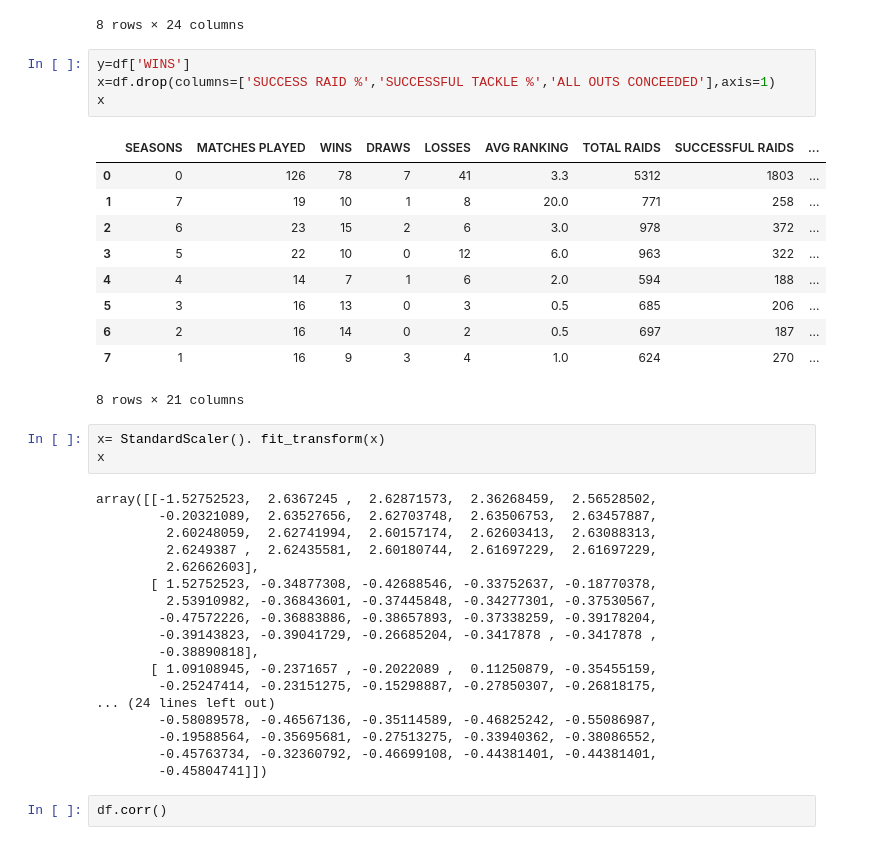
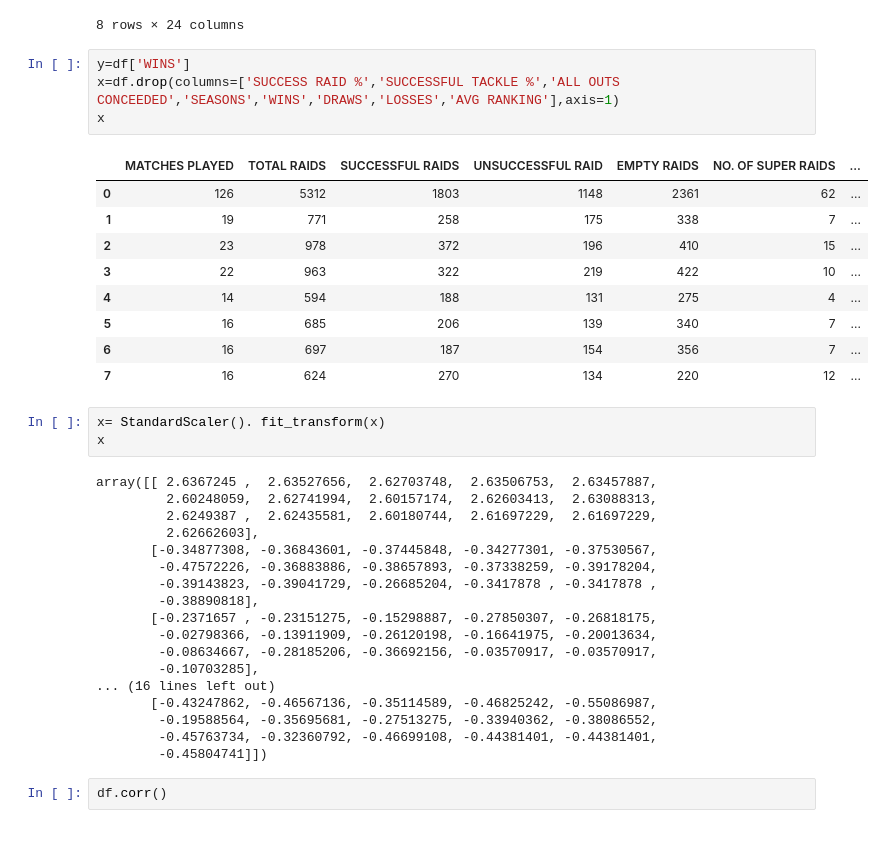
Before and after one commit to PRASHANT203RAUT/cs, a Jupyter notebook: project_umumba_1_7.ipynb, the cells around one changed output. Cells and saved outputs as stored; diff of their text form.

```diff
--- a/project_umumba_1_7.ipynb
+++ b/project_umumba_1_7.ipynb
@@ -29,37 +29,36 @@ df
 8 rows × 24 columns
 # %%
 y=df['WINS']
-x=df.drop(columns=['SUCCESS RAID %','SUCCESSFUL TACKLE %','ALL OUTS CONCEEDED'],axis=1)
+x=df.drop(columns=['SUCCESS RAID %','SUCCESSFUL TACKLE %','ALL OUTS CONCEEDED','SEASONS','WINS','DRAWS','LOSSES','AVG RANKING'],axis=1)
 x
 # %% [output]
-|  | SEASONS | MATCHES PLAYED | WINS | DRAWS | LOSSES | AVG RANKING | TOTAL RAIDS | SUCCESSFUL RAIDS | ... |
-| 0 | 0 | 126 | 78 | 7 | 41 | 3.3 | 5312 | 1803 | ... |
-| 1 | 7 | 19 | 10 | 1 | 8 | 20.0 | 771 | 258 | ... |
-| 2 | 6 | 23 | 15 | 2 | 6 | 3.0 | 978 | 372 | ... |
-| 3 | 5 | 22 | 10 | 0 | 12 | 6.0 | 963 | 322 | ... |
-| 4 | 4 | 14 | 7 | 1 | 6 | 2.0 | 594 | 188 | ... |
-| 5 | 3 | 16 | 13 | 0 | 3 | 0.5 | 685 | 206 | ... |
-| 6 | 2 | 16 | 14 | 0 | 2 | 0.5 | 697 | 187 | ... |
-| 7 | 1 | 16 | 9 | 3 | 4 | 1.0 | 624 | 270 | ... |
+|  | MATCHES PLAYED | TOTAL RAIDS | SUCCESSFUL RAIDS | UNSUCCESSFUL RAID | EMPTY RAIDS | NO. OF SUPER RAIDS | ... |
+| 0 | 126 | 5312 | 1803 | 1148 | 2361 | 62 | ... |
+| 1 | 19 | 771 | 258 | 175 | 338 | 7 | ... |
+| 2 | 23 | 978 | 372 | 196 | 410 | 15 | ... |
+| 3 | 22 | 963 | 322 | 219 | 422 | 10 | ... |
+| 4 | 14 | 594 | 188 | 131 | 275 | 4 | ... |
+| 5 | 16 | 685 | 206 | 139 | 340 | 7 | ... |
+| 6 | 16 | 697 | 187 | 154 | 356 | 7 | ... |
+| 7 | 16 | 624 | 270 | 134 | 220 | 12 | ... |
-8 rows × 21 columns
 # %%
 x= StandardScaler(). fit_transform(x)
 x
 # %% [output]
-array([[-1.52752523,  2.6367245 ,  2.62871573,  2.36268459,  2.56528502,
-        -0.20321089,  2.63527656,  2.62703748,  2.63506753,  2.63457887,
+array([[ 2.6367245 ,  2.63527656,  2.62703748,  2.63506753,  2.63457887,
          2.60248059,  2.62741994,  2.60157174,  2.62603413,  2.63088313,
          2.6249387 ,  2.62435581,  2.60180744,  2.61697229,  2.61697229,
          2.62662603],
-       [ 1.52752523, -0.34877308, -0.42688546, -0.33752637, -0.18770378,
-         2.53910982, -0.36843601, -0.37445848, -0.34277301, -0.37530567,
+       [-0.34877308, -0.36843601, -0.37445848, -0.34277301, -0.37530567,
         -0.47572226, -0.36883886, -0.38657893, -0.37338259, -0.39178204,
         -0.39143823, -0.39041729, -0.26685204, -0.3417878 , -0.3417878 ,
         -0.38890818],
-       [ 1.09108945, -0.2371657 , -0.2022089 ,  0.11250879, -0.35455159,
-        -0.25247414, -0.23151275, -0.15298887, -0.27850307, -0.26818175,
-... (24 lines left out)
-        -0.58089578, -0.46567136, -0.35114589, -0.46825242, -0.55086987,
+       [-0.2371657 , -0.23151275, -0.15298887, -0.27850307, -0.26818175,
+        -0.02798366, -0.13911909, -0.26120198, -0.16641975, -0.20013634,
+        -0.08634667, -0.28185206, -0.36692156, -0.03570917, -0.03570917,
+        -0.10703285],
+... (16 lines left out)
+       [-0.43247862, -0.46567136, -0.35114589, -0.46825242, -0.55086987,
         -0.19588564, -0.35695681, -0.27513275, -0.33940362, -0.38086552,
         -0.45763734, -0.32360792, -0.46699108, -0.44381401, -0.44381401,
         -0.45804741]])
```
Also changed, not shown: parts of 22 cells of this notebook.
